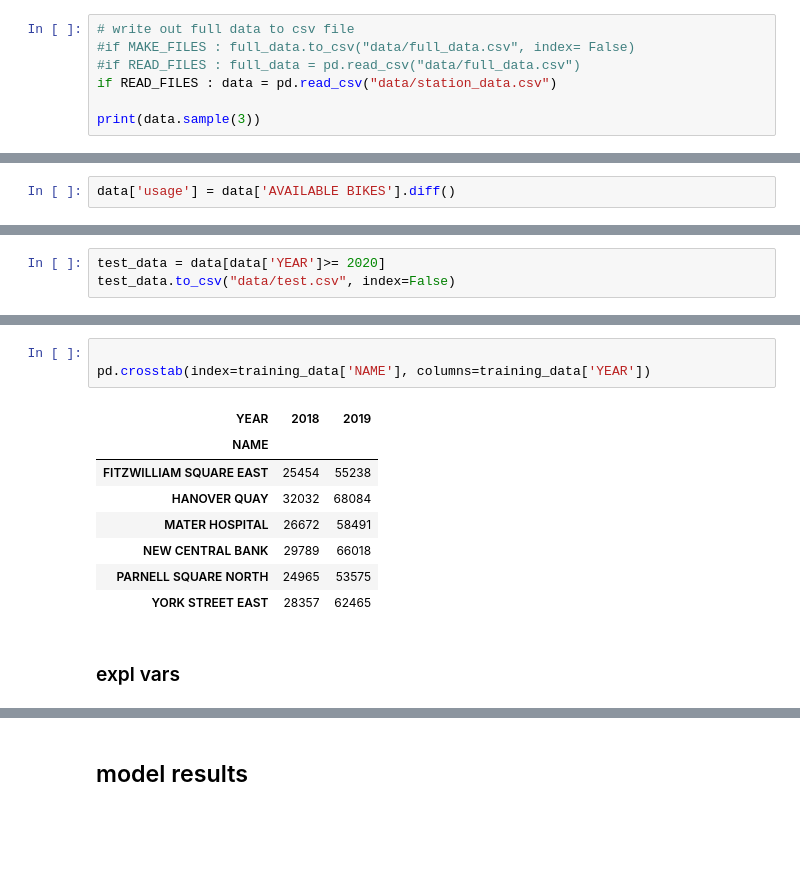
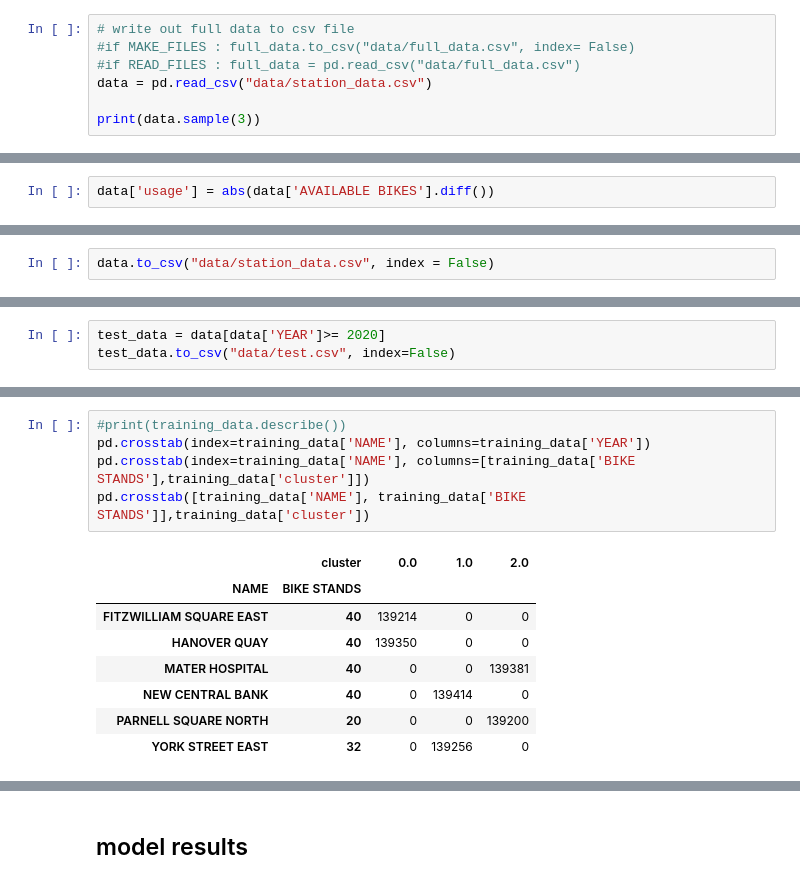
Before and after one commit to Arianaxsz/ML-Project, a Jupyter notebook: model_q2.ipynb, the cells around one changed output, grey strips where cells are left out. Cells and saved outputs as stored; diff of their text form; blank space fills up the shorter version.

```diff
--- a/model_q2.ipynb
+++ b/model_q2.ipynb
@@ -43,7 +43,7 @@ FILE_MASK = "dublinbikes*.csv"
 # write out full data to csv file
 #if MAKE_FILES : full_data.to_csv("data/full_data.csv", index= False)
 #if READ_FILES : full_data = pd.read_csv("data/full_data.csv")
-if READ_FILES : data = pd.read_csv("data/station_data.csv")
+data = pd.read_csv("data/station_data.csv")
 
 print(data.sample(3))
 # %% [output]
@@ -71,9 +85,11 @@ data.columns.values
+# %%
+data['usage'] = abs(data['AVAILABLE BIKES'].diff())
 # %%
 #To estimate how the city-bike usage would have been without the pandemic (e.g., 2020)
 # %%
 data = data.sort_values(by=['NAME', 'LAST UPDATED'], ascending = False)
 # %%
-data['usage'] = data['AVAILABLE BIKES'].diff()
+data.to_csv("data/station_data.csv", index = False)
 # %%
 pd.crosstab(index=data['NAME'], columns = data['cluster'] )
 # %% [output]
@@ -187,14 +260,14 @@ max        12.000000    2019.000000      40.000000
 # %%
-
+#print(training_data.describe())
 pd.crosstab(index=training_data['NAME'], columns=training_data['YEAR'])
+pd.crosstab(index=training_data['NAME'], columns=[training_data['BIKE STANDS'],training_data['cluster']])
+pd.crosstab([training_data['NAME'], training_data['BIKE STANDS']],training_data['cluster'])
 # %% [output]
-| YEAR | 2018 | 2019 |
-| NAME |  |  |
-| FITZWILLIAM SQUARE EAST | 25454 | 55238 |
-| HANOVER QUAY | 32032 | 68084 |
-| MATER HOSPITAL | 26672 | 58491 |
-| NEW CENTRAL BANK | 29789 | 66018 |
-| PARNELL SQUARE NORTH | 24965 | 53575 |
-| YORK STREET EAST | 28357 | 62465 |
+|  | cluster | 0.0 | 1.0 | 2.0 |
+| NAME | BIKE STANDS |  |  |  |
+| FITZWILLIAM SQUARE EAST | 40 | 139214 | 0 | 0 |
+| HANOVER QUAY | 40 | 139350 | 0 | 0 |
+| MATER HOSPITAL | 40 | 0 | 0 | 139381 |
+| NEW CENTRAL BANK | 40 | 0 | 139414 | 0 |
+| PARNELL SQUARE NORTH | 20 | 0 | 0 | 139200 |
+| YORK STREET EAST | 32 | 0 | 139256 | 0 |
-# %% [markdown]
-### expl vars
```
Also changed, not shown: parts of 11 cells of this notebook, 6 other files.
